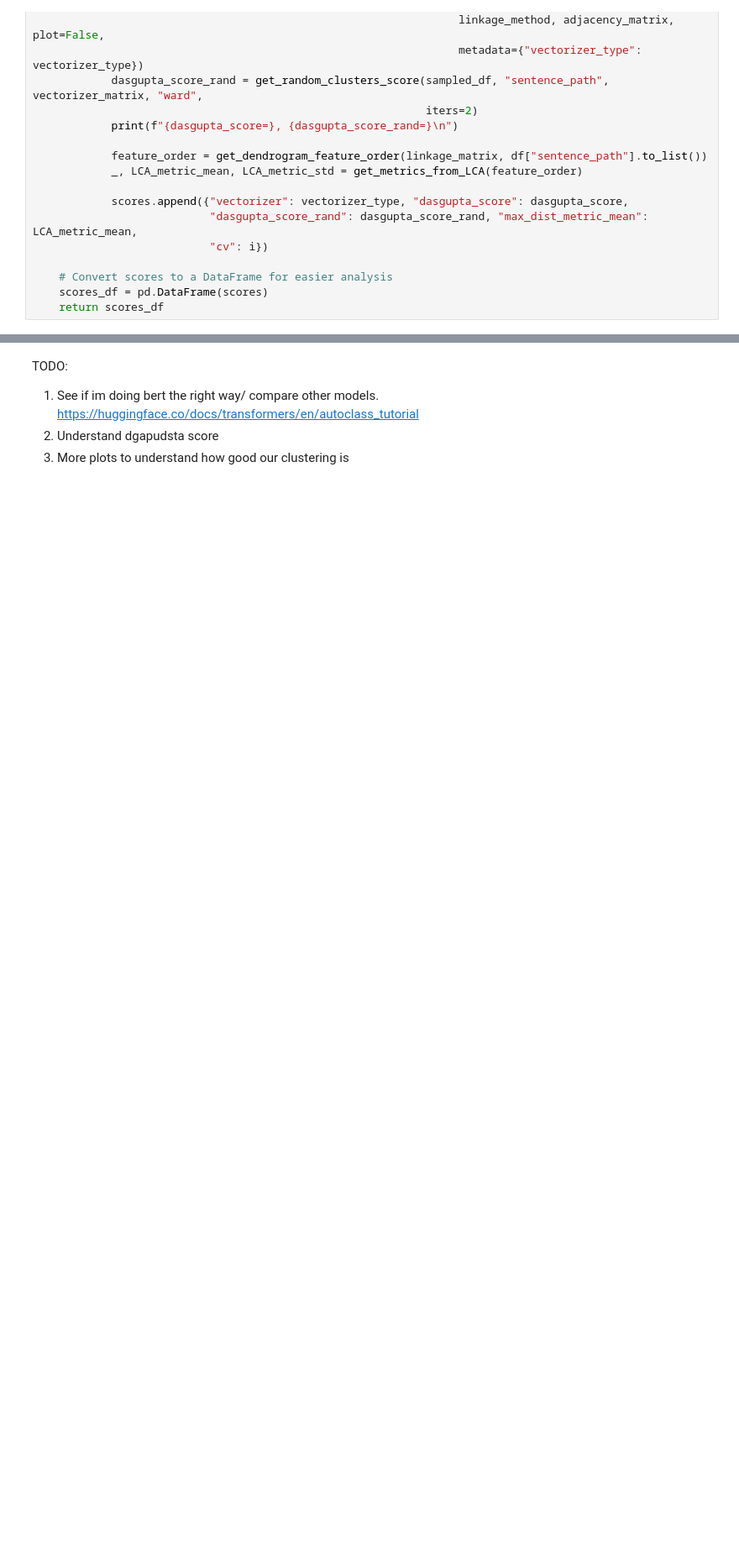
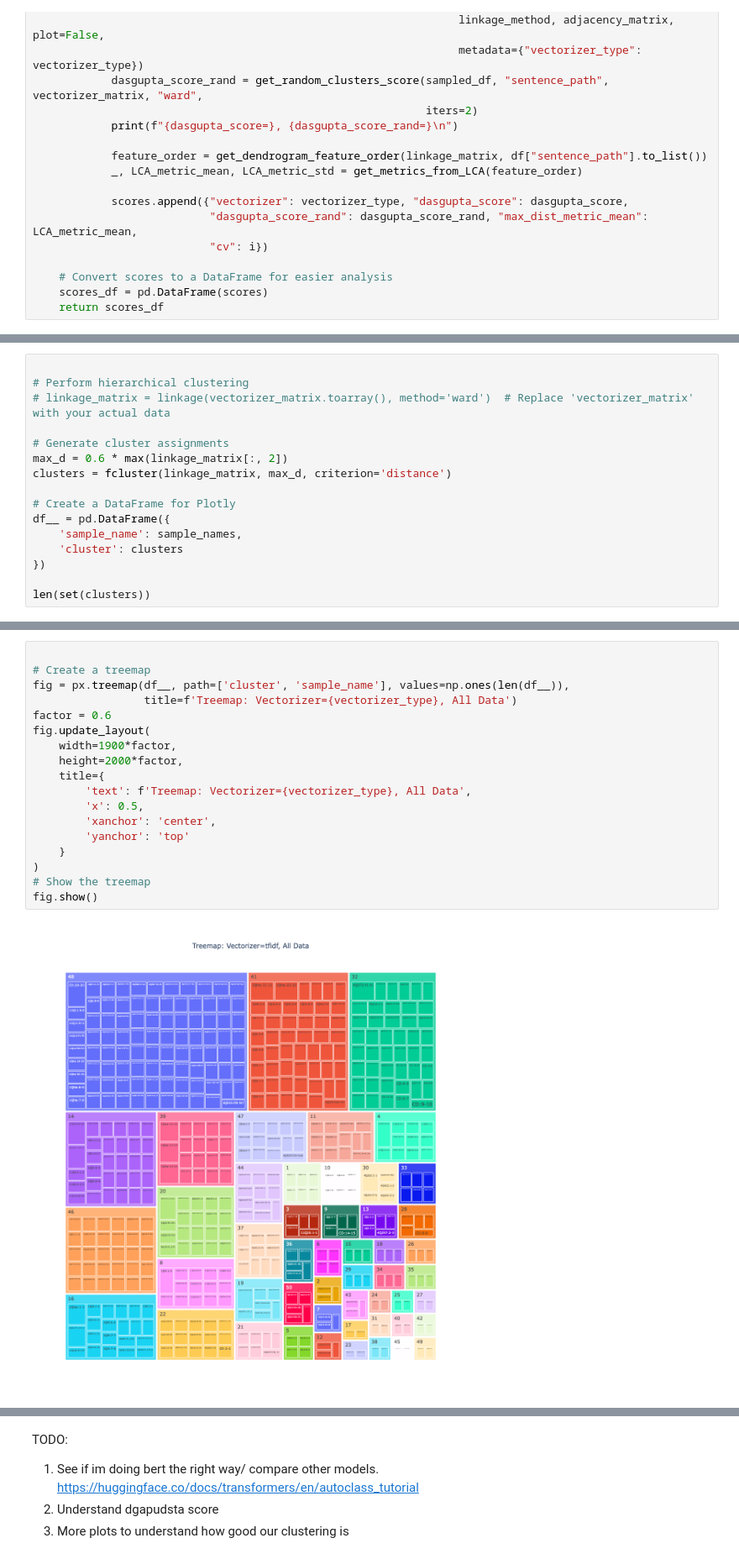
Before and after one commit to yonatanlou/QumranNLP, a Jupyter notebook: notebooks/3.0-clustering_by_book.ipynb, the cells around one changed output, grey strips where cells are left out. Shown at 84% size. Drawn from its saved outputs; the diff is of its cells as text; blank space fills up the shorter version.

```diff
--- a/notebooks/3.0-clustering_by_book.ipynb
+++ b/notebooks/3.0-clustering_by_book.ipynb
@@ -670,0 +1100,16 @@ You should probably TRAIN this model on a down-stream task to be able to use it
+# %%
+
+# Perform hierarchical clustering
+# linkage_matrix = linkage(vectorizer_matrix.toarray(), method='ward')  # Replace 'vectorizer_matrix' with your actual data
+
+# Generate cluster assignments
+max_d = 0.6 * max(linkage_matrix[:, 2])
+clusters = fcluster(linkage_matrix, max_d, criterion='distance')
+
+# Create a DataFrame for Plotly
+df__ = pd.DataFrame({
+    'sample_name': sample_names,
+    'cluster': clusters
+})
+
+len(set(clusters))
@@ -670,0 +1118,20 @@ You should probably TRAIN this model on a down-stream task to be able to use it
+# %%
+
+# Create a treemap
+fig = px.treemap(df__, path=['cluster', 'sample_name'], values=np.ones(len(df__)),
+                 title=f'Treemap: Vectorizer={vectorizer_type}, All Data')
+factor = 0.6
+fig.update_layout(
+    width=1900*factor,
+    height=2000*factor,
+    title={
+        'text': f'Treemap: Vectorizer={vectorizer_type}, All Data',
+        'x': 0.5,
+        'xanchor': 'center',
+        'yanchor': 'top'
+    }
+)
+# Show the treemap
+fig.show()
+# %% [output]
+[figure, added]
```
Also changed, not shown: parts of 25 cells of this notebook.
